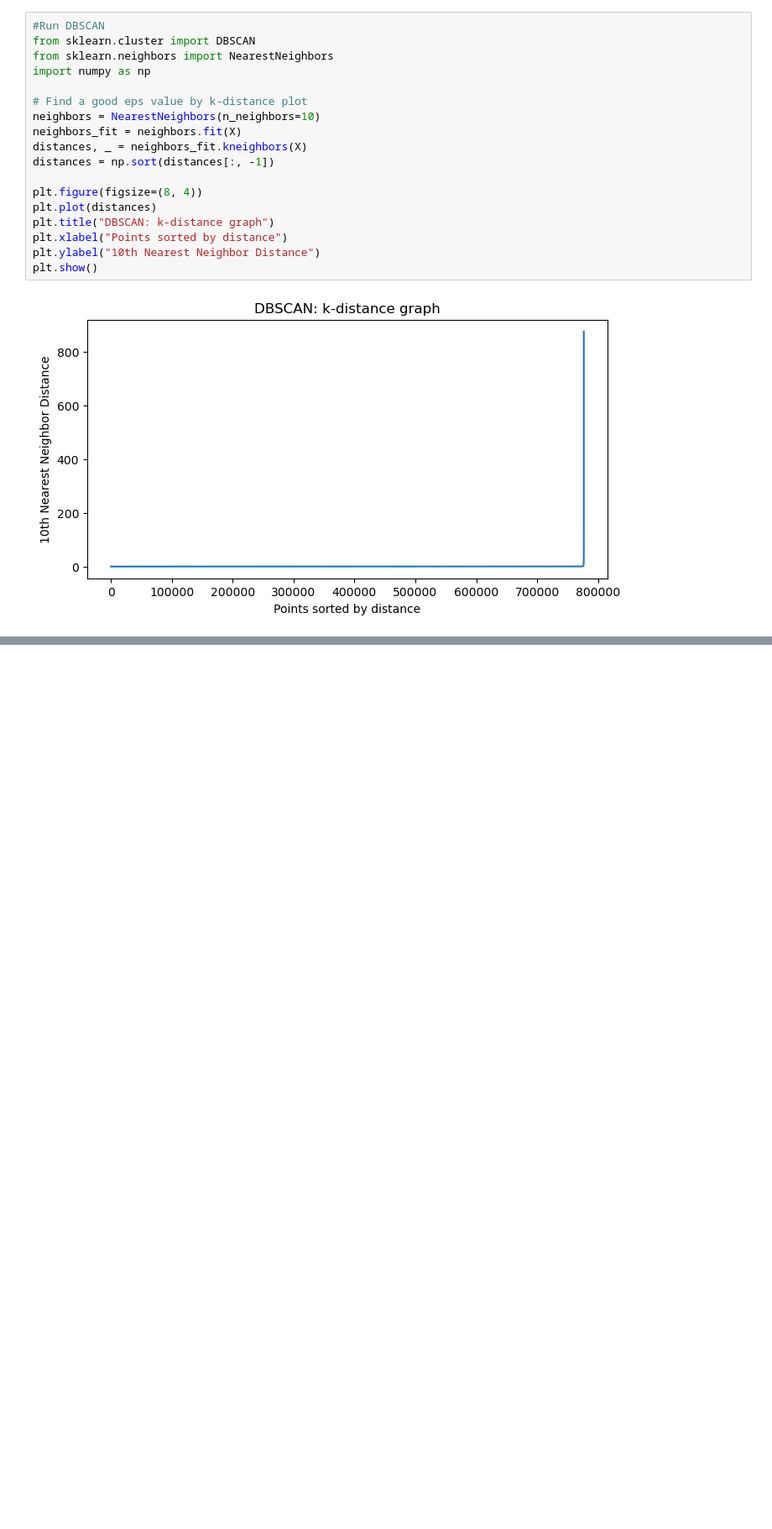
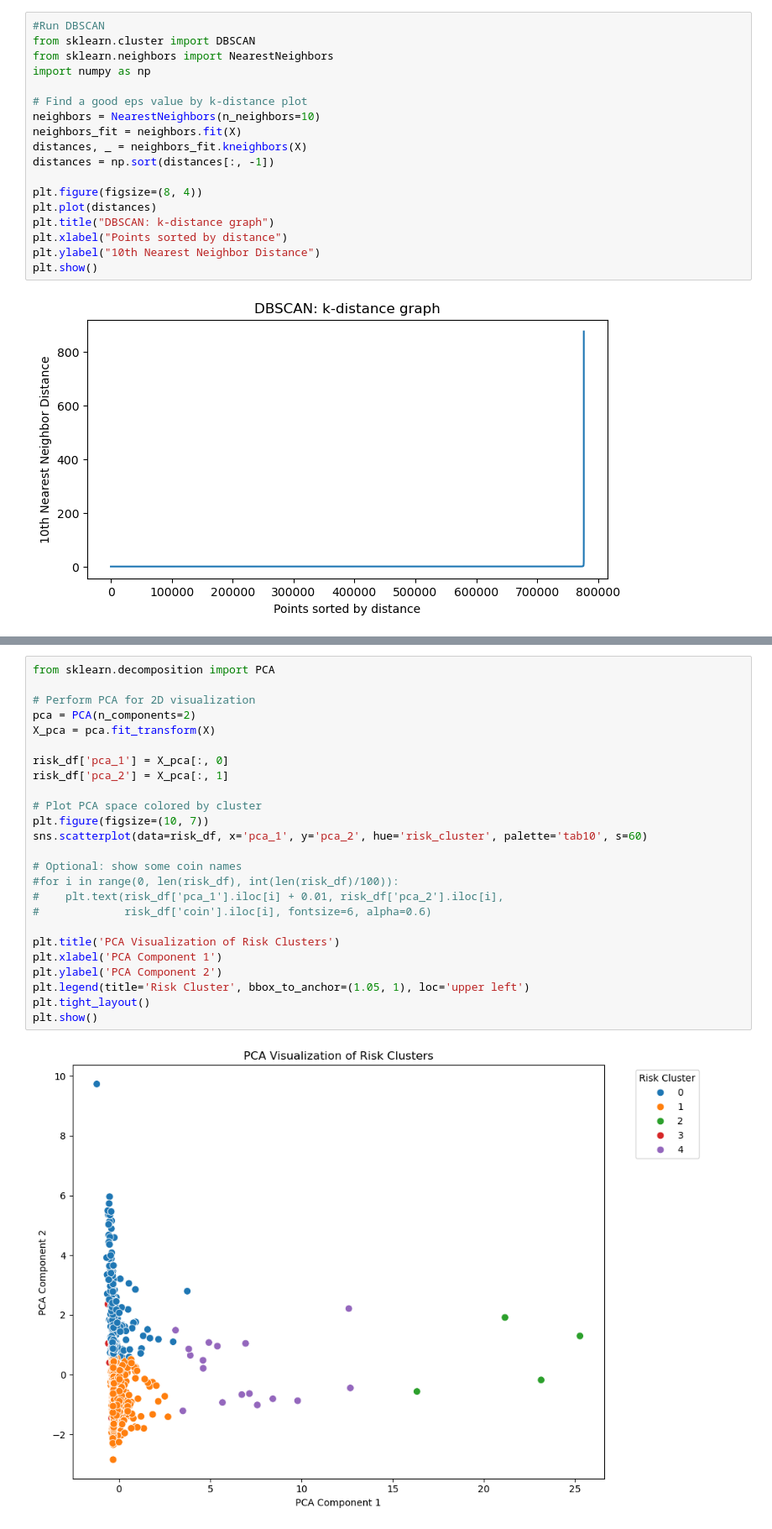
Before and after one commit to ayaAllan/ML10, a Jupyter notebook: model/model.ipynb, the cells around one changed output, grey strips where cells are left out. Shown at 84% size. Drawn from its saved outputs; the diff is of its cells as text; blank space fills up the shorter version.

```diff
--- a/model/model.ipynb
+++ b/model/model.ipynb
@@ -114,0 +266,27 @@ plt.show()
+# %%
+from sklearn.decomposition import PCA
+
+# Perform PCA for 2D visualization
+pca = PCA(n_components=2)
+X_pca = pca.fit_transform(X)
+
+risk_df['pca_1'] = X_pca[:, 0]
+risk_df['pca_2'] = X_pca[:, 1]
+
+# Plot PCA space colored by cluster
+plt.figure(figsize=(10, 7))
+sns.scatterplot(data=risk_df, x='pca_1', y='pca_2', hue='risk_cluster', palette='tab10', s=60)
+
+# Optional: show some coin names
+#for i in range(0, len(risk_df), int(len(risk_df)/100)):
+#    plt.text(risk_df['pca_1'].iloc[i] + 0.01, risk_df['pca_2'].iloc[i],
+#             risk_df['coin'].iloc[i], fontsize=6, alpha=0.6)
+
+plt.title('PCA Visualization of Risk Clusters')
+plt.xlabel('PCA Component 1')
+plt.ylabel('PCA Component 2')
+plt.legend(title='Risk Cluster', bbox_to_anchor=(1.05, 1), loc='upper left')
+plt.tight_layout()
+plt.show()
+# %% [output]
+[figure, added]
```
Also changed, not shown: parts of 26 cells of this notebook, 2 other files.
